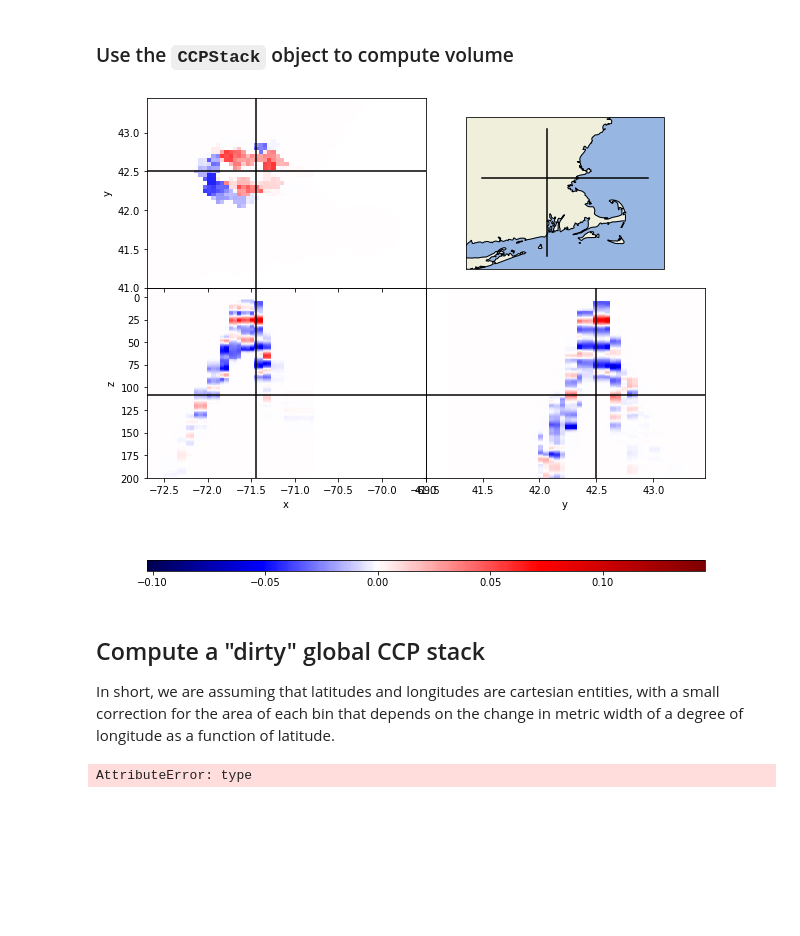
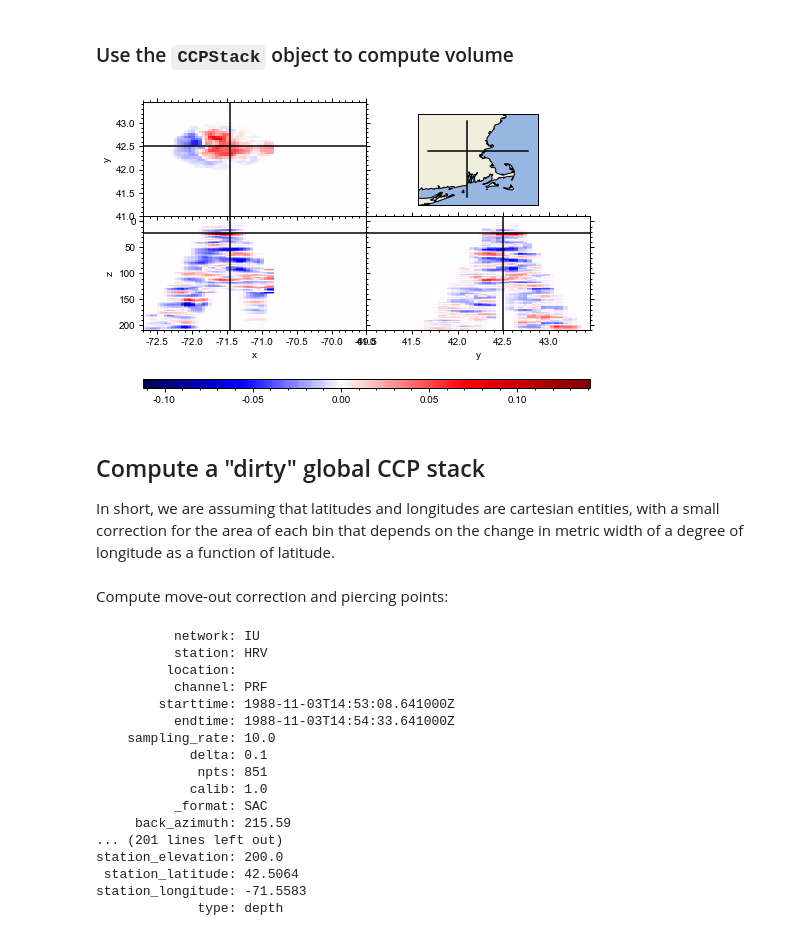
Before and after one commit to PyGLImER/PyGLImER, a Jupyter notebook: examples/02_CCPStack_SingleStation.ipynb, the cells around one changed output. Drawn from its saved outputs; the diff is of its cells as text; code cells hidden in the pictures; blank space fills up the shorter version.

Commit message:
added ccp plotting routines

```diff
--- a/examples/02_CCPStack_SingleStation.ipynb
+++ b/examples/02_CCPStack_SingleStation.ipynb
@@ -86,7 +99,7 @@ ccpstack.plot_bins()
 import numpy as np
 from pyglimer.ccp.ccp import read_ccp
 
-ccpstack = read_ccp(filename='ccp_IU_HRV.pkl', folder='output/ccps', fmt=None)
+ccpstack = read_ccp(filename='ccp_IU_HRV.pkl', fmt=None)
 
 lats = np.arange(41, 43.5, 0.05)
 lons = np.arange(-72.7, -69.5, 0.05)
@@ -96,10 +109,9 @@ z = np.linspace(-10, 200, 211)
 # %%
 from pyglimer.plot.plot_volume import VolumePlot
 
-vplot = ccpstack.plot_volume_sections(lons, lats, z, lonsl=-71.45, latsl=42.5, zsl=108,
-                                      minillum=15)
+vplot = ccpstack.plot_volume_sections(lons, lats, zmax=211, lonsl=-71.45, latsl=42.5, zsl=23)
 # %% [output]
-[figure, old version]
+[figure, new version]
 # %% [markdown]
 ## Compute a "dirty" global CCP stack
 
@@ -109,6 +121,6 @@ from pyglimer.rf.create import read_rf
 from pyglimer.plot.plot_utils import set_mpl_params
 set_mpl_params()
 
-rfst = read_rf("database/RF/P/IU/HRV/*.sac")
+rfst = read_rf("database/waveforms/RF/P/IU/HRV/*.sac")
-# %% [output]
-AttributeError: type
+# %% [markdown]
+Compute move-out correction and piercing points:
@@ -114,0 +129,20 @@ AttributeError: type
+# %%
+rfz[0].stats
+# %% [output]
+          network: IU
+          station: HRV
+         location:
+          channel: PRF
+        starttime: 1988-11-03T14:53:08.641000Z
+          endtime: 1988-11-03T14:54:33.641000Z
+    sampling_rate: 10.0
+            delta: 0.1
+             npts: 851
+            calib: 1.0
+          _format: SAC
+     back_azimuth: 215.59
+... (201 lines left out)
+station_elevation: 200.0
+ station_latitude: 42.5064
+station_longitude: -71.5583
+             type: depth
```
Also changed, not shown: parts of 10 cells of this notebook, 10 other files.
